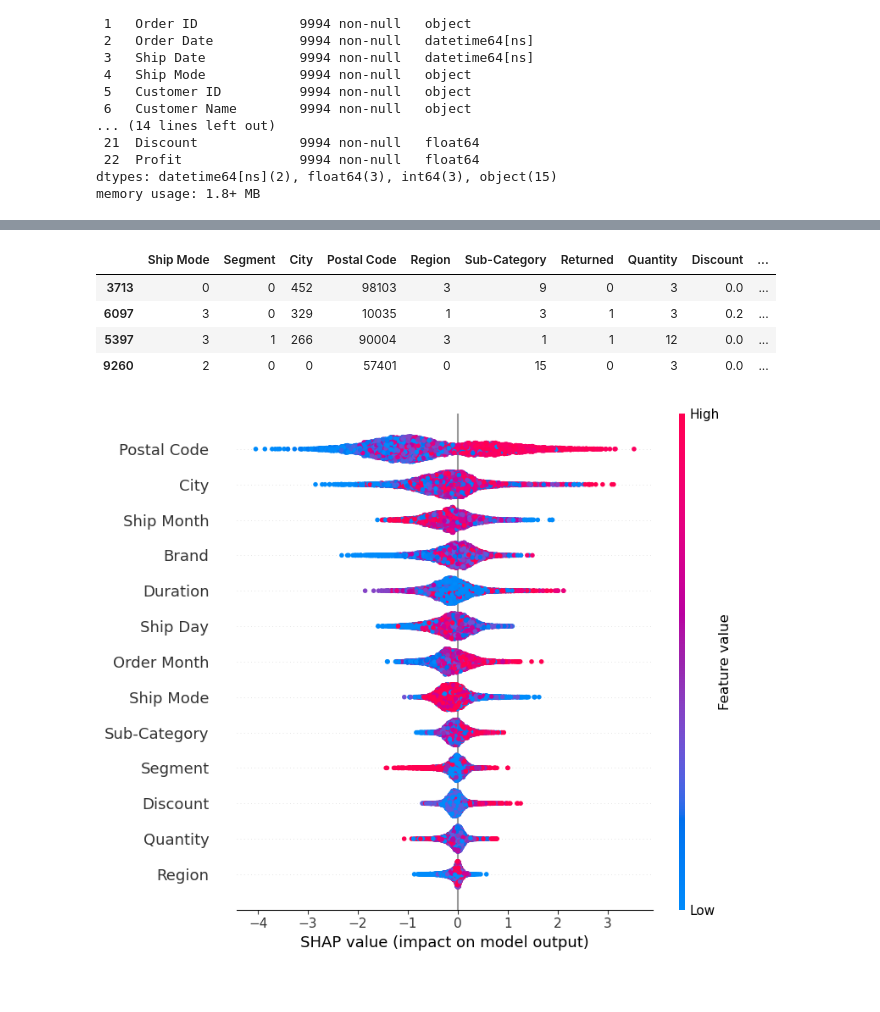
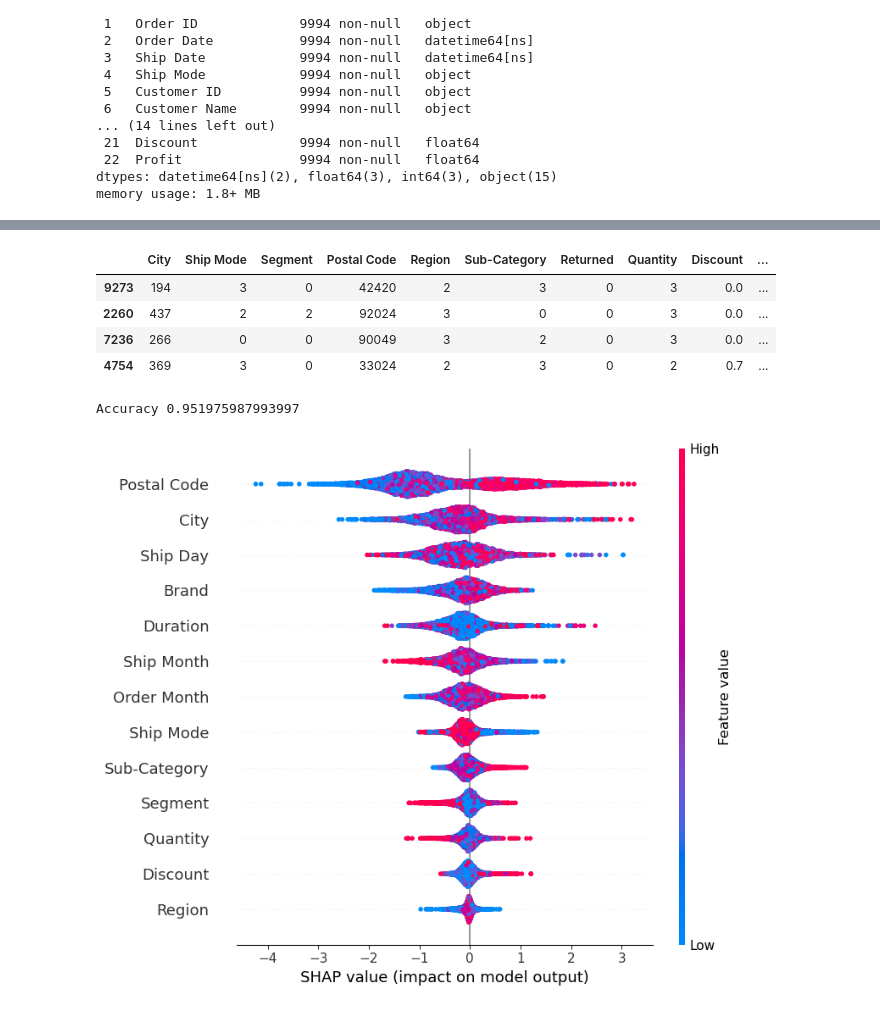
Before and after one commit to Sain-Kai/Return-Prediction-ML, a Jupyter notebook: Return prediction Logic.ipynb, the cells around one changed output, grey strips where cells are left out. Cells and saved outputs as stored; diff of their text form; code cells hidden in the pictures.

Commit message:
Version 1.5 accuracy improvement and further hyper-parameter tuning

```diff
--- a/Return prediction Logic.ipynb
+++ b/Return prediction Logic.ipynb
@@ -37,11 +33,11 @@ Data columns (total 23 columns):
 dtypes: datetime64[ns](2), float64(3), int64(3), object(15)
 memory usage: 1.8+ MB
 # %%
-target = db.iloc[:,[4,6,7,9,11,12] + list(range(16,22))].copy()
+target = db.iloc[:,[9,4,6,7,11,12] + list(range(16,22))].copy()
 # %%
 target['Duration'] =db['Ship Date']-db['Order Date']
-target['Ship Day'] = db['Ship Date'].dt.dayofweek
+target['Ship Day'] = db['Ship Date'].dt.day
 target['Ship Month']= db['Ship Date'].dt.month
 target['Order Month'] = db['Order Date'].dt.month
-target.sample(5)
+target.sample()
 # %% [output]
@@ -70,5 +58,5 @@ target.sample(5)
 # %%
-encoding_cols = ['Ship Mode','Segment','Sub-Category','Brand','City','Region']
+encoding_cols = ['Ship Mode','Segment','City','Sub-Category','Brand','Region']
 for cols in encoding_cols:
     for cols in encoding_cols:
         le = LabelEncoder()
@@ -76,19 +64,23 @@ for cols in encoding_cols:
 target.drop(columns=['Product Name','Customer Name','Sales'],inplace= True)
 target.sample(4)
 # %% [output]
-|  | Ship Mode | Segment | City | Postal Code | Region | Sub-Category | Returned | Quantity | Discount | ... |
-| 3713 | 0 | 0 | 452 | 98103 | 3 | 9 | 0 | 3 | 0.0 | ... |
-| 6097 | 3 | 0 | 329 | 10035 | 1 | 3 | 1 | 3 | 0.2 | ... |
-| 5397 | 3 | 1 | 266 | 90004 | 3 | 1 | 1 | 12 | 0.0 | ... |
-| 9260 | 2 | 0 | 0 | 57401 | 0 | 15 | 0 | 3 | 0.0 | ... |
+|  | City | Ship Mode | Segment | Postal Code | Region | Sub-Category | Returned | Quantity | Discount | ... |
+| 9273 | 194 | 3 | 0 | 42420 | 2 | 3 | 0 | 3 | 0.0 | ... |
+| 2260 | 437 | 2 | 2 | 92024 | 3 | 0 | 0 | 3 | 0.0 | ... |
+| 7236 | 266 | 0 | 0 | 90049 | 3 | 2 | 0 | 3 | 0.0 | ... |
+| 4754 | 369 | 3 | 0 | 33024 | 2 | 3 | 0 | 2 | 0.7 | ... |
 # %%
-x1 = target.drop(columns=['Returned'])
+X = target.drop(columns=['Returned'])
 y = target['Returned']
-x_train,x_test,y_train,y_test = train_test_split(x1,y,test_size=0.2,random_state=42,stratify=y)
+x_train,x_test,y_train,y_test = train_test_split(X,y,test_size=0.2,random_state=42,stratify=y)
 XGB_test=XGBClassifier(eval_metric='logloss', random_state=42)
 XGB_test.fit(x_train,y_train)
+acu= accuracy_score(y_test,y_pred)
+print("Accuracy",acu)
 explainer = shap.TreeExplainer(XGB_test)
 shap_values = explainer.shap_values(x_train)
 shap.summary_plot(shap_values,x_train)
+y_pred = XGB_test.predict(x_test)
 # %% [output]
+Accuracy 0.951975987993997
-[figure, old version]
+[figure, new version]
```
Also changed, not shown: parts of 8 cells of this notebook.
